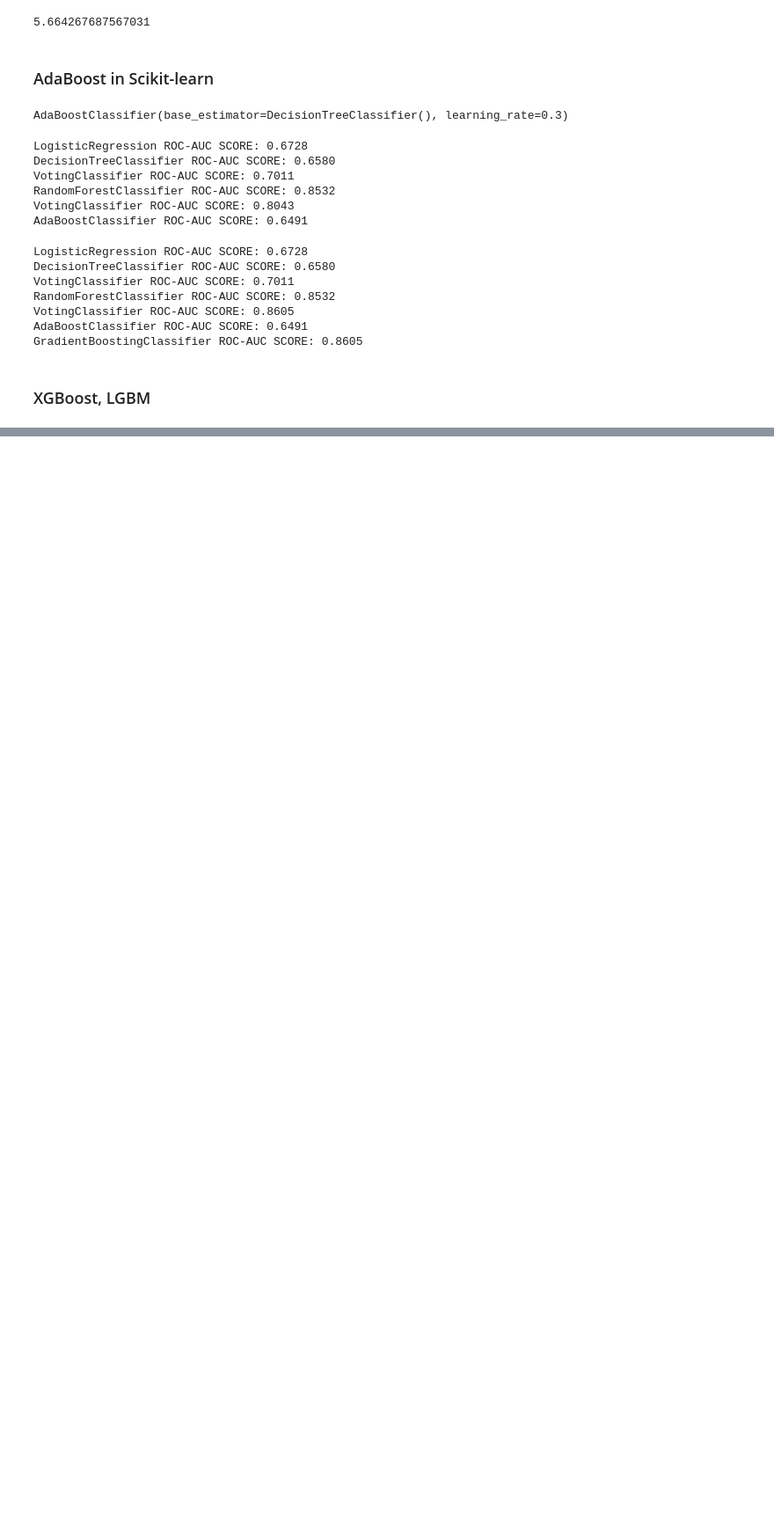
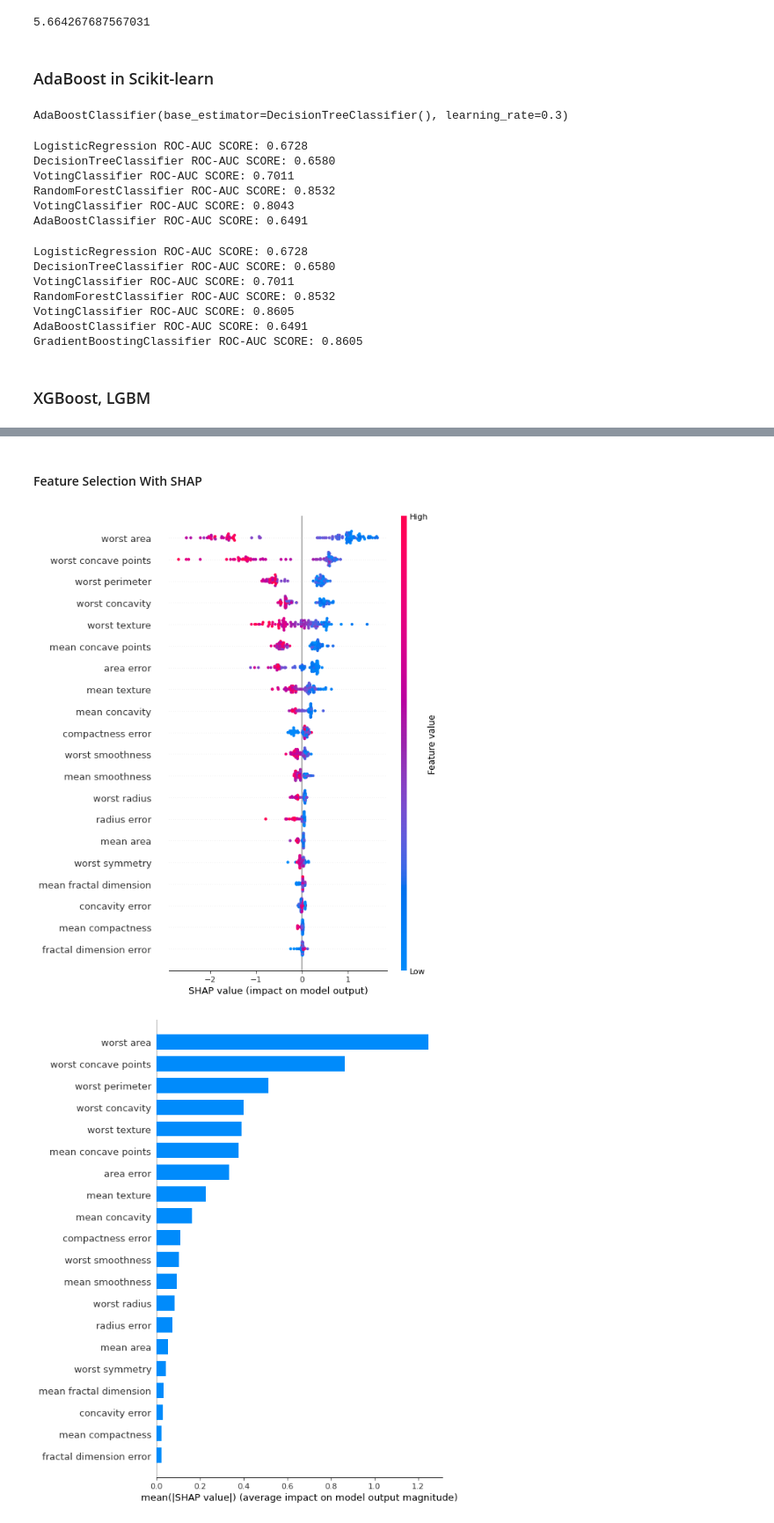
Before and after one commit to luckyspia/TIL, a Jupyter notebook: Machine_Learning/05.Ensemble.ipynb, the cells around one changed output, grey strips where cells are left out. Shown at 88% size. Saved outputs shown, nothing was run; the diff lists cells and outputs as text; code cells hidden in the pictures; blank space fills up the shorter version.

Commit message:
Ensemble Models and Methods + SHAP

```diff
--- a/Machine_Learning/05.Ensemble.ipynb
+++ b/Machine_Learning/05.Ensemble.ipynb
@@ -726,0 +729,2 @@ plot_importance(lgbm, ax=ax);
+# %% [markdown]
+#### Feature Selection With SHAP
@@ -726,0 +733,23 @@ plot_importance(lgbm, ax=ax);
+# %%
+import shap
+
+# DF, based on which importance is checked
+X_importance = X_test
+
+# Explain model predictions using shap library:
+explainer = shap.TreeExplainer(xgb)
+shap_values = explainer.shap_values(X_importance)
+
+# Plot summary_plot
+shap.summary_plot(shap_values, X_importance)
+# Plot summary_plot as barplot:
+shap.summary_plot(shap_values, X_importance, plot_type='bar')
+
+shap_sum = np.abs(shap_values).mean(axis=0)
+importance_df = pd.DataFrame([X_importance.columns.tolist(), shap_sum.tolist()]).T
+importance_df.columns = ['column_name', 'shap_importance']
+importance_df = importance_df.sort_values('shap_importance', ascending=False)
+importance_df
+# %% [output]
+[figure, added]
+[figure, added]
```
Also changed, not shown: parts of 15 cells of this notebook.
